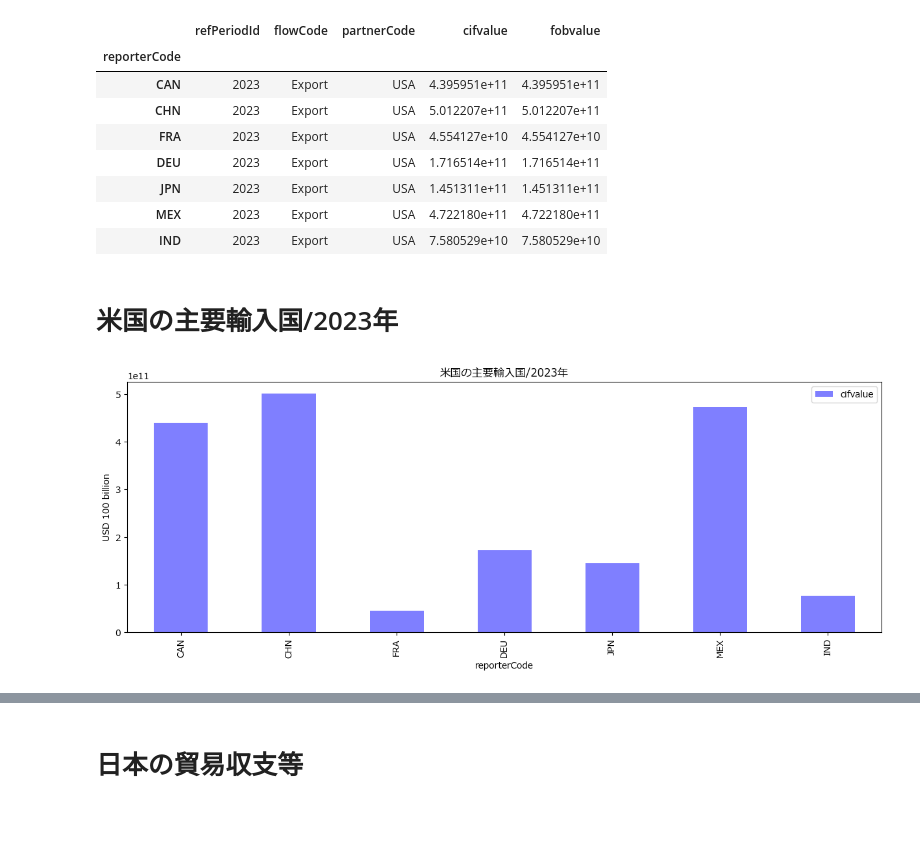
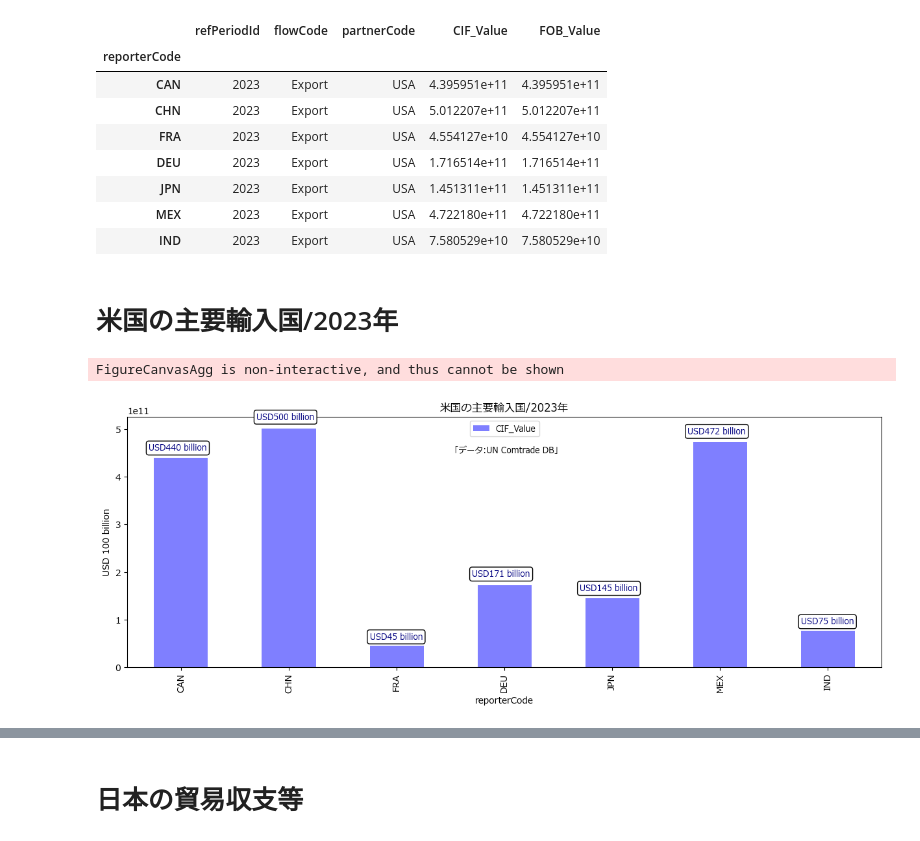
Before and after one commit to Pipikopimame/orbe_public2, a Jupyter notebook: 日本の貿易収支.ipynb, the cells around one changed output, grey strips where cells are left out. Saved outputs shown, nothing was run; the diff lists cells and outputs as text; code cells hidden in the pictures.

```diff
--- a/日本の貿易収支.ipynb
+++ b/日本の貿易収支.ipynb
@@ -5,11 +5,12 @@ path = 'C:/Users/Public/TradeData_4_4_2025_9_3_19.csv'
 df = pd.read_csv(path)
 df.columns
 df2 = df[['refPeriodId','reporterCode','flowCode','partnerCode','cifvalue','fobvalue']]
+df2.rename(columns={'cifvalue':'CIF_Value','fobvalue':'FOB_Value'},inplace=True)
 df2.reset_index(drop=True,inplace=True)
 df2.set_index('reporterCode',inplace=True)
 df2
 # %% [output]
-|  | refPeriodId | flowCode | partnerCode | cifvalue | fobvalue |
+|  | refPeriodId | flowCode | partnerCode | CIF_Value | FOB_Value |
 | reporterCode |  |  |  |  |  |
 | CAN | 2023 | Export | USA | 4.395951e+11 | 4.395951e+11 |
 | CHN | 2023 | Export | USA | 5.012207e+11 | 5.012207e+11 |
@@ -23,13 +24,23 @@ df2
 # %%
 import matplotlib.pyplot as plt
 
 fig,ax = plt.subplots(figsize=(15,5))
-df2.loc['CAN':,['cifvalue']].plot(ax=ax,kind='bar',color='blue',alpha=0.5)
+df2.loc['CAN':,['CIF_Value']].plot(ax=ax,kind='bar',color='blue',alpha=0.5)
 ax.set_title('米国の主要輸入国/2023年')
 ax.set_ylabel('USD 100 billion')
+ax.annotate('USD440 billion',xy=(0,440000000000),xytext=(-0.3,455000000000),size=9,color='navy',bbox=dict(boxstyle='round',fc='white'))
+ax.annotate('USD500 billion',xy=(1,500000000000),xytext=(0.7,520000000000),size=9,color='navy',bbox=dict(boxstyle='round',fc='white'))
+ax.annotate('USD45 billion',xy=(2,45000000000),xytext=(1.75,58000000000),size=9,color='navy',bbox=dict(boxstyle='round',fc='white'))
+ax.annotate('USD171 billion',xy=(3,171000000000),xytext=(2.7,190000000000),size=9,color='navy',bbox=dict(boxstyle='round',fc='white'))
+ax.annotate('USD145 billion',xy=(4,145000000000),xytext=(3.7,160000000000),size=9,color='navy',bbox=dict(boxstyle='round',fc='white'))
+ax.annotate('USD472 billion',xy=(5,472000000000),xytext=(4.7,490000000000),size=9,color='navy',bbox=dict(boxstyle='round',fc='white'))
+ax.annotate('USD75 billion',xy=(6,75000000000),xytext=(5.75,90000000000),size=9,color='navy',bbox=dict(boxstyle='round',fc='white'))
+ax.annotate('「データ:UN Comtrade DB」',xy=(3,400000000000),xytext=(2.5,450000000000),size=9,color='black')
+ax.legend(loc='upper center',fontsize=9,bbox_to_anchor=(0.5,1))
 fig.show()
 # %% [output]
+FigureCanvasAgg is non-interactive, and thus cannot be shown
-[figure, old version]
+[figure, new version]
 # %%
 import plotly.express as px
 
```
Also changed, not shown: parts of 1 cell of this notebook, 1 other file.
